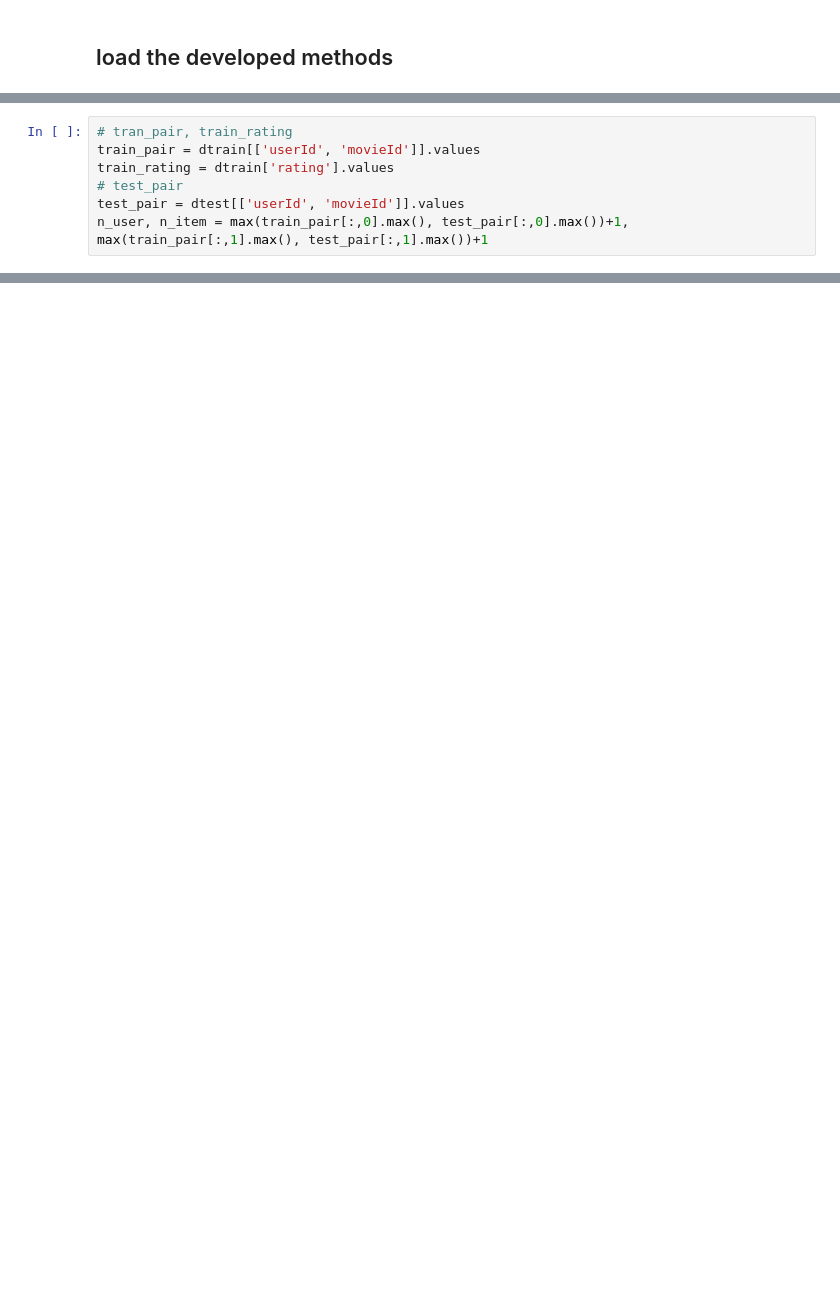
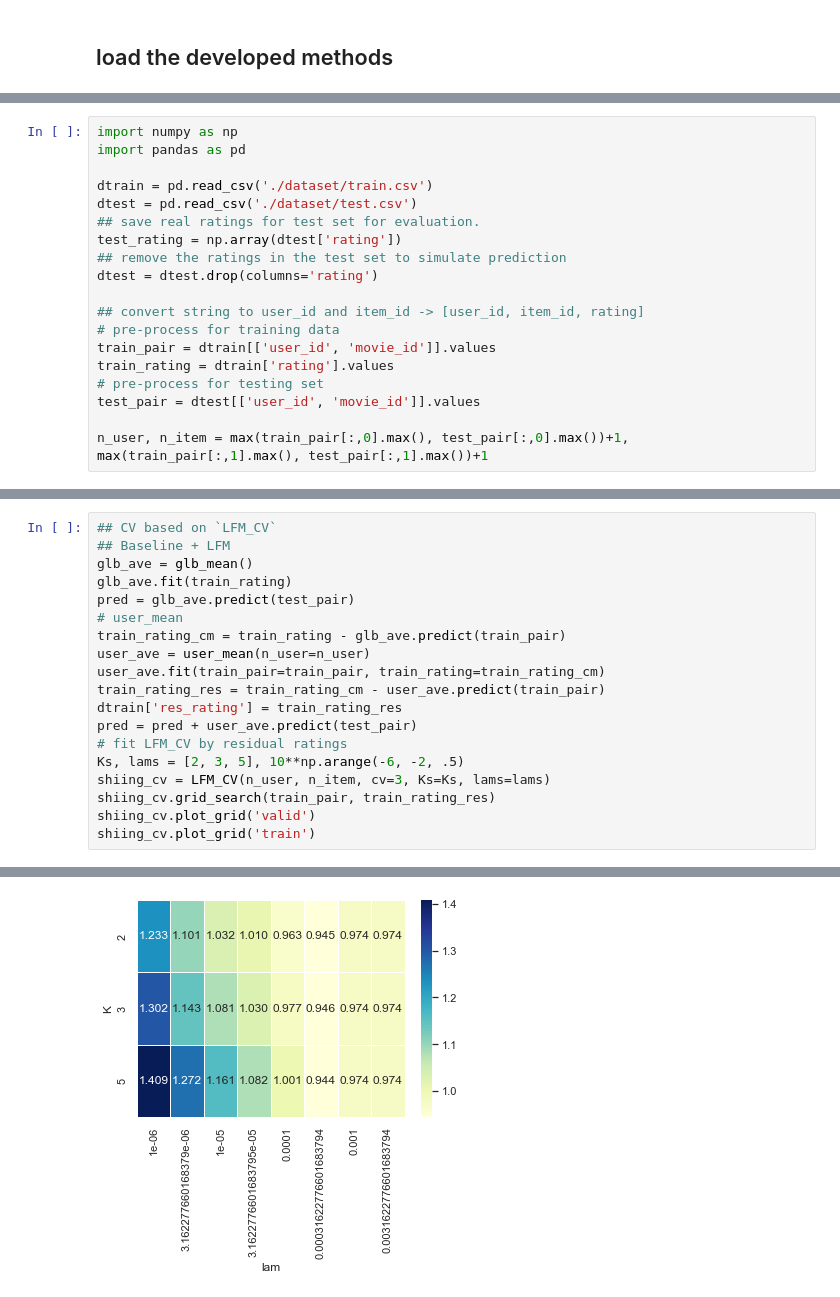
Before and after one commit to statmlben/CUHK-STAT3009, a Jupyter notebook: notebook6.ipynb, the cells around one changed output, grey strips where cells are left out. Saved outputs shown, nothing was run; the diff lists cells and outputs as text; blank space fills up the shorter version.

```diff
--- a/notebook6.ipynb
+++ b/notebook6.ipynb
@@ -287,7 +4,0 @@ plt.show()
-# %%
-# tran_pair, train_rating
-train_pair = dtrain[['userId', 'movieId']].values
-train_rating = dtrain['rating'].values
-# test_pair
-test_pair = dtest[['userId', 'movieId']].values
-n_user, n_item = max(train_pair[:,0].max(), test_pair[:,0].max())+1, max(train_pair[:,1].max(), test_pair[:,1].max())+1
@@ -537,0 +207,19 @@ RSME for surprise-svd: 1.431
+# %%
+import numpy as np
+import pandas as pd
+
+dtrain = pd.read_csv('./dataset/train.csv')
+dtest = pd.read_csv('./dataset/test.csv')
+## save real ratings for test set for evaluation.
+test_rating = np.array(dtest['rating'])
+## remove the ratings in the test set to simulate prediction
+dtest = dtest.drop(columns='rating')
+
+## convert string to user_id and item_id -> [user_id, item_id, rating]
+# pre-process for training data
+train_pair = dtrain[['user_id', 'movie_id']].values
+train_rating = dtrain['rating'].values
+# pre-process for testing set
+test_pair = dtest[['user_id', 'movie_id']].values
+
+n_user, n_item = max(train_pair[:,0].max(), test_pair[:,0].max())+1, max(train_pair[:,1].max(), test_pair[:,1].max())+1
@@ -537,0 +244,20 @@ RSME for surprise-svd: 1.431
+# %%
+## CV based on `LFM_CV`
+## Baseline + LFM
+glb_ave = glb_mean()
+glb_ave.fit(train_rating)
+pred = glb_ave.predict(test_pair)
+# user_mean
+train_rating_cm = train_rating - glb_ave.predict(train_pair)
+user_ave = user_mean(n_user=n_user)
+user_ave.fit(train_pair=train_pair, train_rating=train_rating_cm)
+train_rating_res = train_rating_cm - user_ave.predict(train_pair)
+dtrain['res_rating'] = train_rating_res
+pred = pred + user_ave.predict(test_pair)
+# fit LFM_CV by residual ratings
+Ks, lams = [2, 3, 5], 10**np.arange(-6, -2, .5)
+shiing_cv = LFM_CV(n_user, n_item, cv=3, Ks=Ks, lams=lams)
+shiing_cv.grid_search(train_pair, train_rating_res)
+shiing_cv.plot_grid('valid')
+shiing_cv.plot_grid('train')
+# %% [output]
@@ -537,0 +281 @@ RSME for surprise-svd: 1.431
+[figure, added]
```
Also changed, not shown: parts of 44 cells of this notebook, 4 other files.
